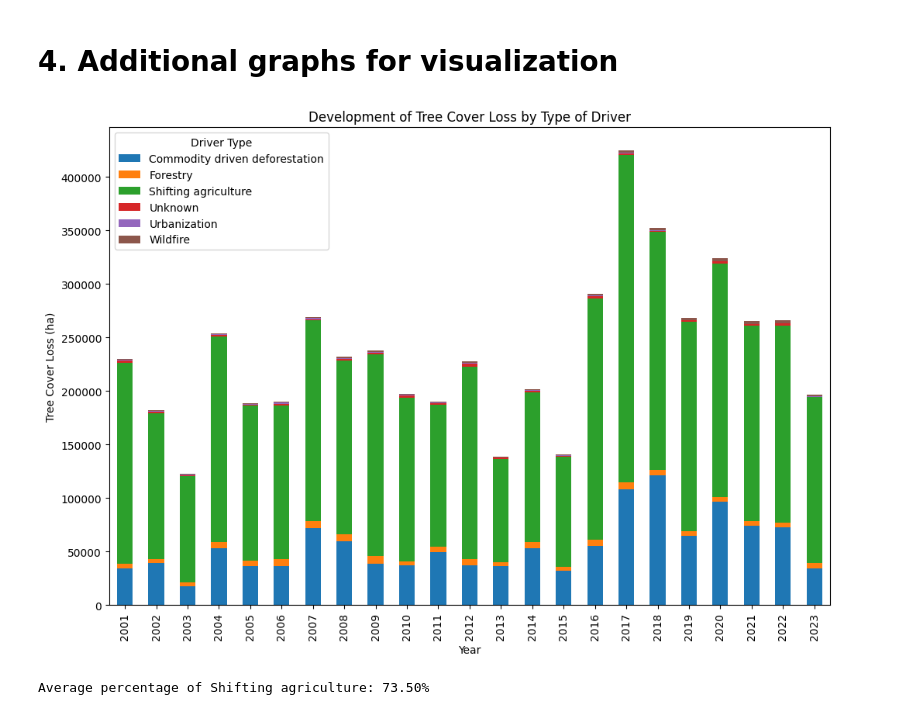
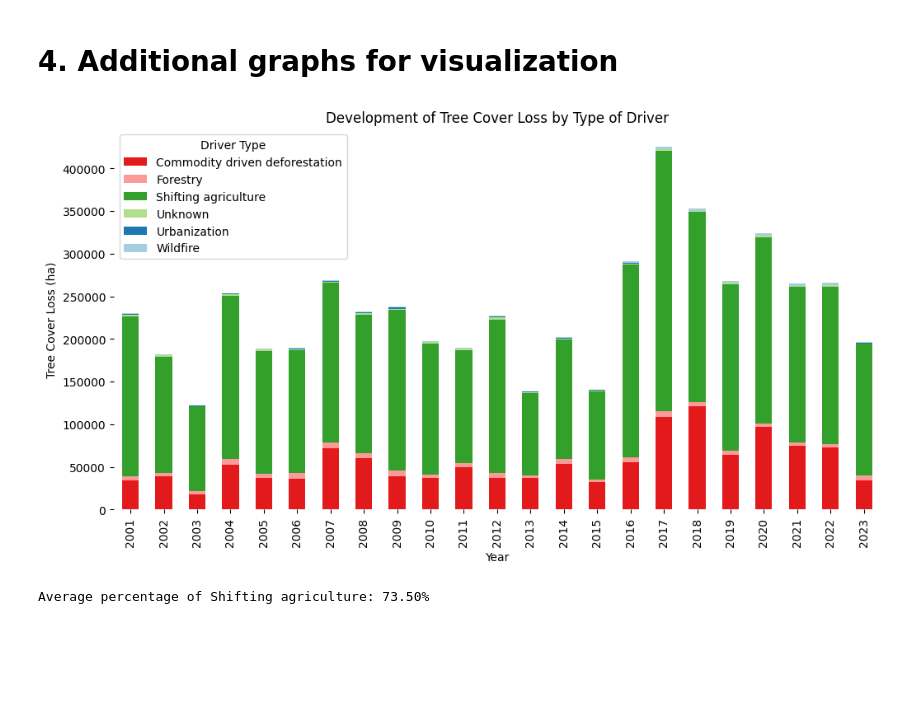
Before and after one commit to cpj97/MDS_thesis, a Jupyter notebook: Code/preprocessing_new.ipynb, the cells around one changed output. Drawn from its saved outputs; the diff is of its cells as text; code cells hidden in the pictures; blank space fills up the shorter version.

```diff
--- a/Code/preprocessing_new.ipynb
+++ b/Code/preprocessing_new.ipynb
@@ -829,0 +834,3 @@ plt.show()
+# %%
+transition_df.sort_values(by="contribution_f", ascending=False, inplace=True)
+transition_df
@@ -904,6 +1222,9 @@ plt.show()
 ######################
 ### Clustering 2.0 ### --------------> ESTE FUNCIONA MEJOR
 ######################
+from turtle import color
+
+
 os.environ["OMP_NUM_THREADS"] = "5"
 
 
@@ -962,7 +1283,13 @@ plt.axvline(x=7, color='r', linestyle='--', label="Optimal K = 7")  # Add vertic
 plt.xlabel("Number of Clusters (K)")
 plt.ylabel("Distortion")
 plt.title("Elbow Method for Optimal K")
+
+ax = plt.gca()
+for spine in ax.spines.values():
+    spine.set_visible(False)
+
 plt.show()
+
 
 # Plot Silhouette Score
 plt.plot(K_range, silhouette_scores, marker="o")
@@ -970,7 +1297,13 @@ plt.axvline(x=7, color='r', linestyle='--', label="Optimal K = 7")  # Add vertic
 plt.xlabel("Number of Clusters (K)")
 plt.ylabel("Silhouette Score")
 plt.title("Silhouette Score for Optimal K")
+
+ax = plt.gca()
+for spine in ax.spines.values():
+    spine.set_visible(False)
+
 plt.show()
+
 
 ###############################
 ### Hierarchical Clustering ###
@@ -989,8 +1322,7 @@ ddata = dendrogram(
     ax=ax,
     no_labels=True,  # Removes individual labels (avoid clutter)
     color_threshold=14,  # Colors branches below y=14 differently
-    above_threshold_color='gray',
-
+    above_threshold_color='gray'
 )
 
 # Add a horizontal line at y=14 to indicate clustering threshold
@@ -1006,13 +1338,16 @@ ax.set_ylabel("Distance", fontsize=12)
 
 # Show legend
 ax.legend()
-
+ax = plt.gca()
+for spine in ax.spines.values():
+    spine.set_visible(False)
 plt.show()
 
 # Apply K-Means Clustering (Choose the best K)
 optimal_k = 7   # Adjust based on elbow method result
 kmeans = KMeans(n_clusters=optimal_k, random_state=42, n_init=10)
 gdf["cluster_kmeans"] = kmeans.fit_predict(normalized_features)
+gdf_clusters = gdf.copy()
 # %% [output]
   gdf["centroid"] = gdf.geometry.centroid
 
@@ -1222,24 +1528,32 @@ os.remove(csv_filename)
 # %%
 #######################################
 ### Deforestation by type of driver ###
 #######################################
+from palettable.colorbrewer.qualitative import Paired_6_r
+# Define colors from Balance_6
+colors = Paired_6_r.hex_colors
 
 # Deforestation data by type of driver
 df_deforestation = dataframes[3]
 
 # Pivot the dataframe to have years as index and types as columns
 df_pivot = df_deforestation.pivot(index='umd_tree_cover_loss__year', columns='tsc_tree_cover_loss_drivers__driver', values='umd_tree_cover_loss__ha')
 
 # Plot the bar graph
-df_pivot.plot(kind='bar', stacked=True, figsize=(12, 8))
+fig, ax = plt.subplots(figsize=(12, 6))
+df_pivot.plot(kind='bar', stacked=True, ax=ax, color=colors)
+
+# Remove spines from the axes for a cleaner look
+for spine in ax.spines.values():
+    spine.set_visible(False)
 
 plt.title('Development of Tree Cover Loss by Type of Driver')
 plt.xlabel('Year')
 plt.ylabel('Tree Cover Loss (ha)')
 plt.legend(title='Driver Type')
 plt.show()
 # %% [output]
-[figure, old version]
+[figure, new version]
 # %%
 # Calculate the total tree cover loss by year
 df_pivot['Total'] = df_pivot.sum(axis=1)
```
Also changed, not shown: parts of 25 cells of this notebook, 1 other file.
